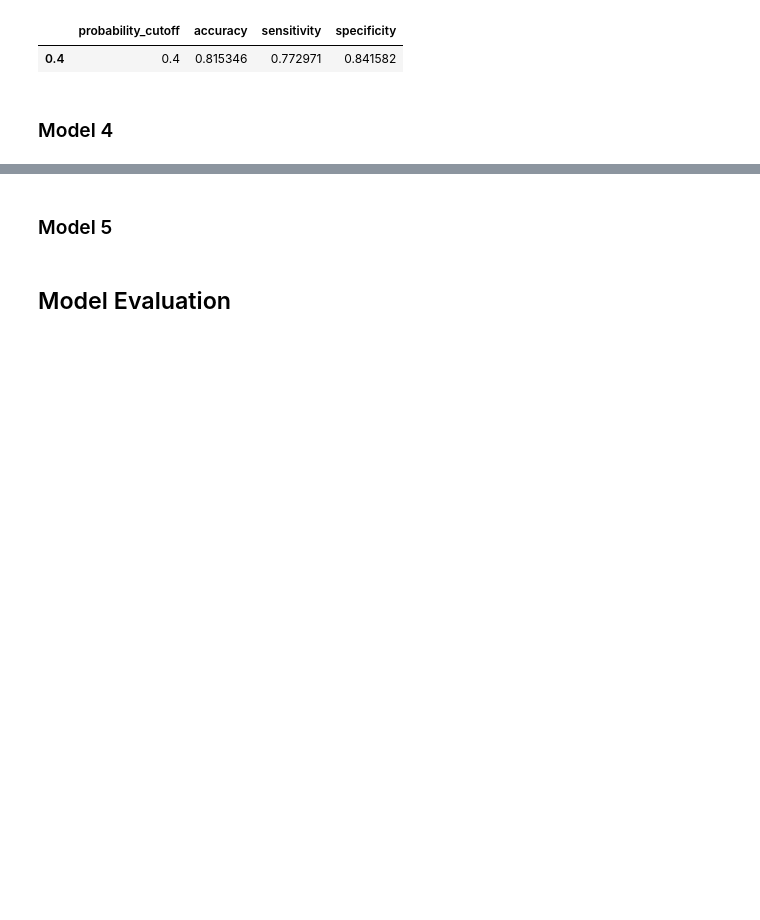
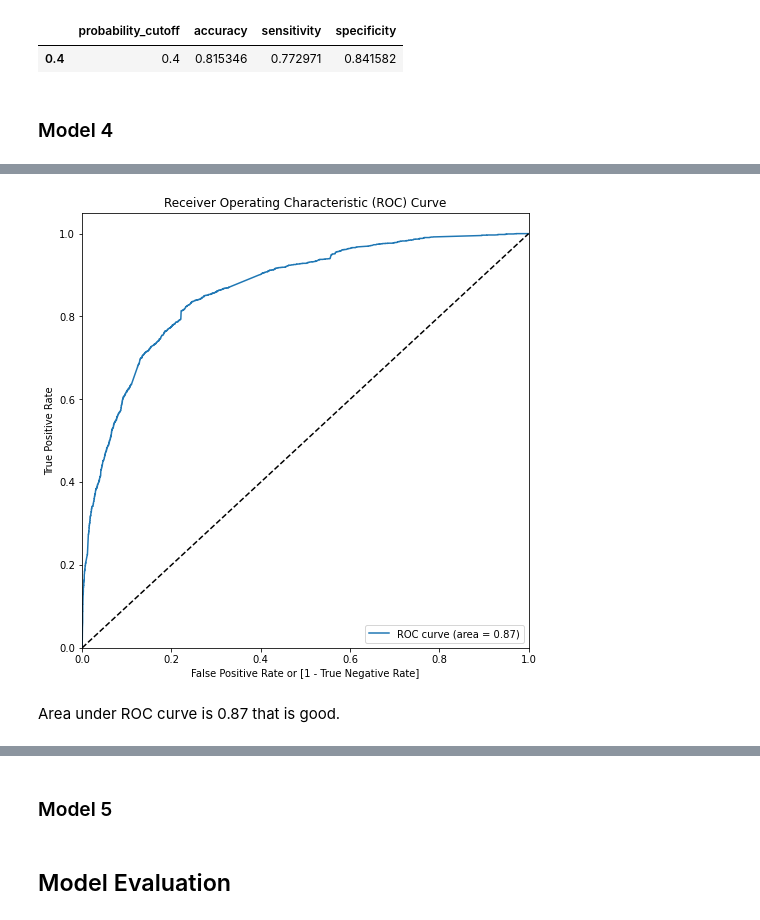
Before and after one commit to SachinShekhar/Lead-Scoring-Case-Study, a Jupyter notebook: Case Study.ipynb, the cells around one changed output, grey strips where cells are left out. Saved outputs shown, nothing was run; the diff lists cells and outputs as text; code cells hidden in the pictures; blank space fills up the shorter version.

Commit message:
Fourth Model Training & Evaluation (#10)

```diff
--- a/Case Study.ipynb
+++ b/Case Study.ipynb
@@ -1751,0 +1855,3 @@ train_perf_3.loc[[train_cutoff_3]]
+# %%
+# Re-train model
+train_model(y_train, X_train_4).summary()
@@ -1751,0 +1899,6 @@ train_perf_3.loc[[train_cutoff_3]]
+# %%
+# Dropping 'Occupation_Student' because it has high p-value
+X_train_4 = X_train_4.drop('Occupation_Student', axis=1)
+# %%
+# Re-train model
+train_model(y_train, X_train_4).summary()
@@ -1751,0 +1944,8 @@ train_perf_3.loc[[train_cutoff_3]]
+# %%
+model_4 = train_model(y_train, X_train_4)
+# %%
+roc(model_4, X_train_4)
+# %% [output]
+[figure, added]
+# %% [markdown]
+Area under ROC curve is 0.87 that is good.
```
Also changed, not shown: parts of 33 cells of this notebook.
